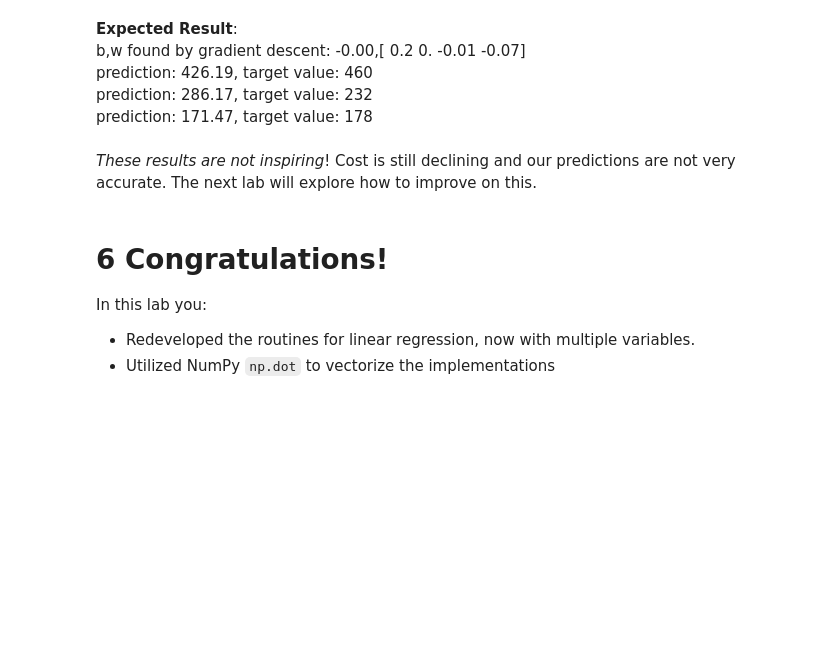
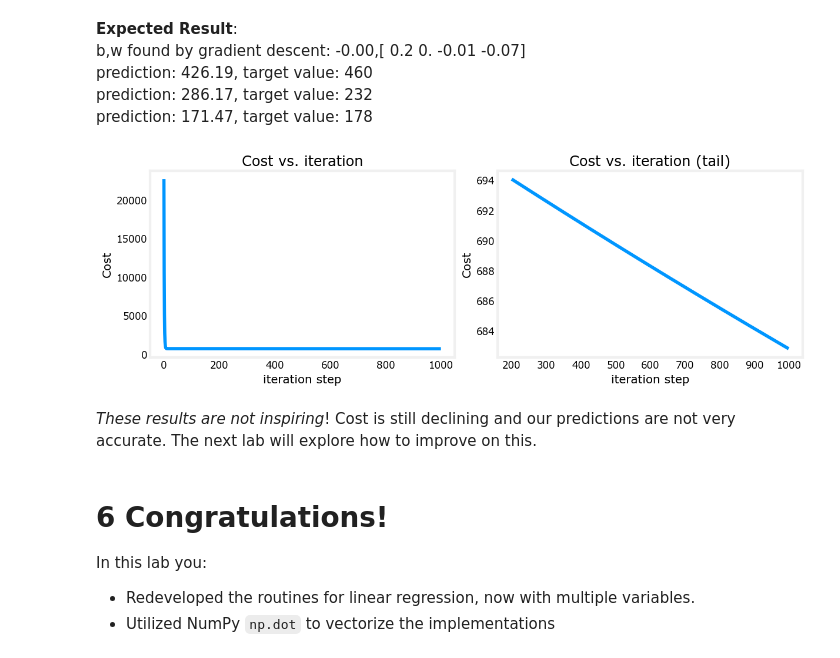
Before and after one commit to Hao-yiwen/2022-Machine-Learning-Specializatio, a Jupyter notebook: Supervised Machine Learning: Regression and Classification/week2/work/C1_W2_Lab02_Multiple_Variable_Soln.ipynb, the cells around one changed output. Cells and saved outputs as stored; diff of their text form; code cells hidden in the pictures; blank space fills up the shorter version.

```diff
--- a/Supervised Machine Learning: Regression and Classification/week2/work/C1_W2_Lab02_Multiple_Variable_Soln.ipynb
+++ b/Supervised Machine Learning: Regression and Classification/week2/work/C1_W2_Lab02_Multiple_Variable_Soln.ipynb
@@ -373,7 +381,7 @@ initial_w = np.zeros_like(w_init)
 initial_b = 0.
 # some gradient descent settings
 iterations = 1000
-alpha = 5.0e-7
+alpha = 7.0e-7
 # run gradient descent
 w_final, b_final, J_hist = gradient_descent(X_train, y_train, initial_w, initial_b,
                                                     compute_cost, compute_gradient,
@@ -391,12 +414,14 @@ prediction: 171.47, target value: 178
 # %%
 # plot cost versus iteration
 fig, (ax1, ax2) = plt.subplots(1, 2, constrained_layout=True, figsize=(12, 4))
 ax1.plot(J_hist)
-ax2.plot(100 + np.arange(len(J_hist[100:])), J_hist[100:])
+ax2.plot(200 + np.arange(len(J_hist[200:])), J_hist[200:])
 ax1.set_title("Cost vs. iteration");  ax2.set_title("Cost vs. iteration (tail)")
 ax1.set_ylabel('Cost')             ;  ax2.set_ylabel('Cost')
 ax1.set_xlabel('iteration step')   ;  ax2.set_xlabel('iteration step')
 plt.show()
+# %% [output]
+[figure, added]
 # %% [markdown]
 *These results are not inspiring*! Cost is still declining and our predictions are not very accurate. The next lab will explore how to improve on this.
 # %% [markdown]
```
Also changed, not shown: parts of 4 cells of this notebook, 5 other files.
